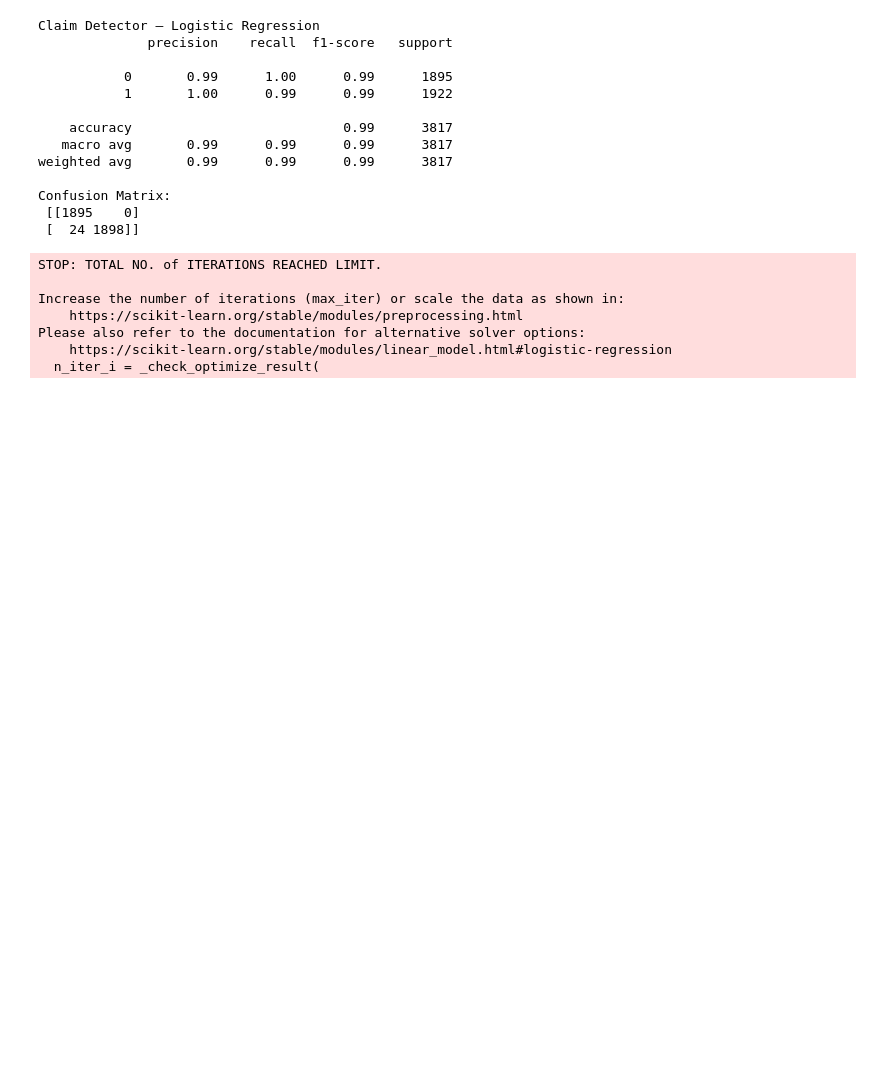
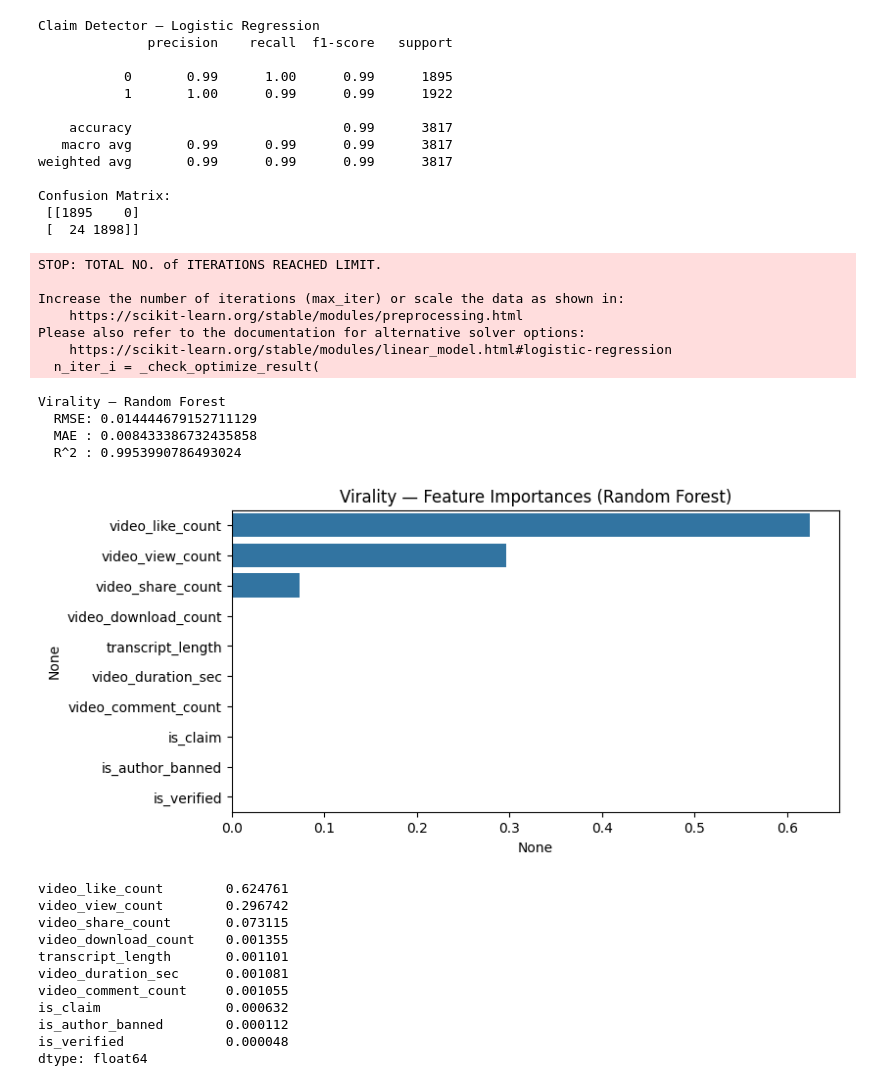
Before and after one commit to KrishaVeera/CreatorPilot, a Jupyter notebook: Tiktok_Model.ipynb, the cells around one changed output. Saved outputs shown, nothing was run; the diff lists cells and outputs as text; code cells hidden in the pictures; blank space fills up the shorter version.

```diff
--- a/Tiktok_Model.ipynb
+++ b/Tiktok_Model.ipynb
@@ -661,0 +664,35 @@ Note: this task is probably very easy — maybe “opinion” rows have distinct
+# %%
+# --- 1. Virality: Random Forest Regressor
+rf_reg = RandomForestRegressor(n_estimators=200, random_state=42, n_jobs=-1)
+rf_reg.fit(X_reg_train, y_reg_train)
+y_reg_pred_rf = rf_reg.predict(X_reg_test)
+
+print("Virality — Random Forest")
+print("  RMSE:", mean_squared_error(y_reg_test, y_reg_pred_rf, squared=False))
+print("  MAE :", mean_absolute_error(y_reg_test, y_reg_pred_rf))
+print("  R^2 :", r2_score(y_reg_test, y_reg_pred_rf))
+
+# --- Feature importance for virality
+importances_reg = pd.Series(rf_reg.feature_importances_, index=X_reg_train.columns).sort_values(ascending=False)
+plt.figure(figsize=(8,4))
+sns.barplot(x=importances_reg, y=importances_reg.index)
+plt.title("Virality — Feature Importances (Random Forest)")
+plt.show()
+print(importances_reg)
+# %% [output]
+Virality — Random Forest
+  RMSE: 0.014444679152711129
+  MAE : 0.008433386732435858
+  R^2 : 0.9953990786493024
+[figure, added]
+video_like_count        0.624761
+video_view_count        0.296742
+video_share_count       0.073115
+video_download_count    0.001355
+transcript_length       0.001101
+video_duration_sec      0.001081
+video_comment_count     0.001055
+is_claim                0.000632
+is_author_banned        0.000112
+is_verified             0.000048
+dtype: float64
```
Also changed, not shown: parts of 26 cells of this notebook.
